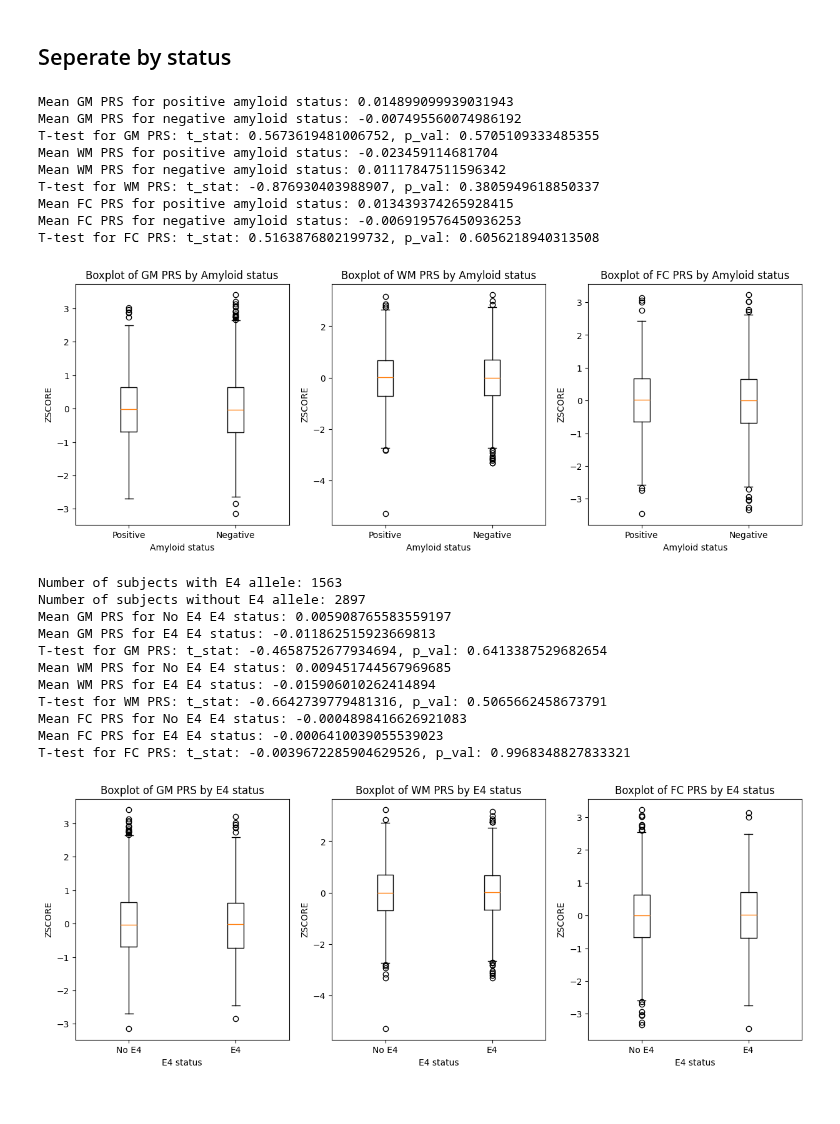
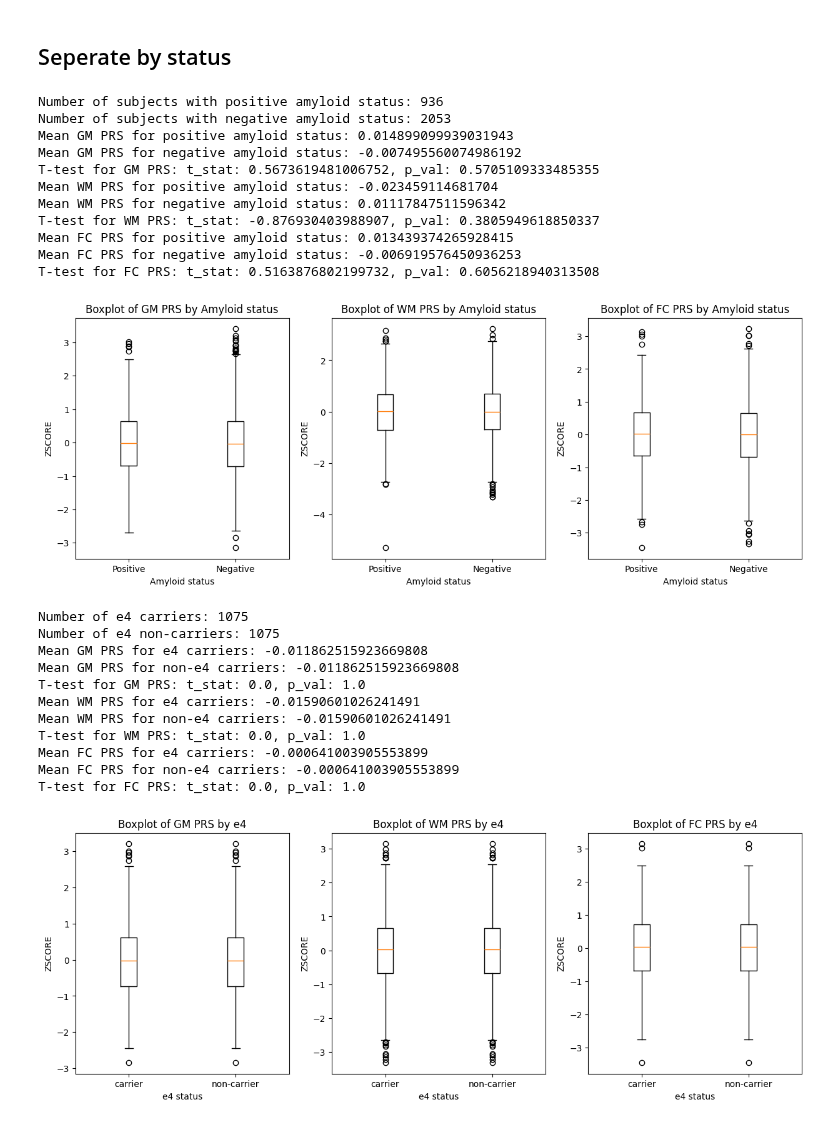
Before and after one commit to JGarciaCondado/AgingBrainStudy, a Jupyter notebook: notebooks/jupyter/Data_analysis.ipynb, the cells around one changed output. Drawn from its saved outputs; the diff is of its cells as text; code cells hidden in the pictures.

```diff
--- a/notebooks/jupyter/Data_analysis.ipynb
+++ b/notebooks/jupyter/Data_analysis.ipynb
@@ -11,13 +15,13 @@ from sklearn.linear_model import LinearRegression
 prs_th = 0.5
 
 # Get dataframe
-df_prs = pd.read_csv(f'data/ageml/factors/prs_{prs_th}.csv')
+df_prs = pd.read_csv(f'data/A4/processed/prs_{prs_th}.csv')
 prs_types = ['GM', 'WM', 'FC']
 prs_cols = ['{}_ZSCORE'.format(prs_type) for prs_type in prs_types]
 
 # Column names of interes
 info = ['BID', 'AGEYR', 'SEX']
-df_info = pd.read_csv('data/SUBJINFO.csv', usecols=info)
+df_info = pd.read_csv('data/A4/raw/SUBJINFO.csv', usecols=info)
 
 # Variables of interest
 genetics = ['APOEGN']
@@ -194,7 +187,18 @@ df_status['E4'] = ((df_status['A+e4+'] == 1) | (df_status['A-e4+'] == 1)).apply(
+# %%
+# Upload information on amyloid and e4 status
+df_covars = pd.read_csv('data/A4/processed/covariates.csv')
+amyl_pos = df_covars[df_covars['Amyloid'] == 1]['BID'].tolist()
+amyl_neg = df_covars[df_covars['Amyloid'] == 0]['BID'].tolist()
+e4_pos = df_covars[df_covars['e4'] == 1]['BID'].tolist()
+e4_neg = df_covars[df_covars['e4'] != 0]['BID'].tolist()
 # %%
 # Obtain subject by amyloid status
 df_pos = df_prs[df_prs['BID'].isin(amyl_pos)]
 df_neg = df_prs[df_prs['BID'].isin(amyl_neg)]
+
+# Number of positive and negative
+print('Number of subjects with positive amyloid status: {}'.format(len(df_pos)))
+print('Number of subjects with negative amyloid status: {}'.format(len(df_neg)))
 
 # Plot boxplots for each PRS type for each status in one figure
 plt.figure(figsize=(15, 5))
@@ -219,6 +223,8 @@ for prs in prs_types:
     plt.xticks([1, 2], ['Positive', 'Negative'])
 plt.show()
 # %% [output]
+Number of subjects with positive amyloid status: 936
+Number of subjects with negative amyloid status: 2053
 Mean GM PRS for positive amyloid status: 0.014899099939031943
 Mean GM PRS for negative amyloid status: -0.007495560074986192
 T-test for GM PRS: t_stat: 0.5673619481006752, p_val: 0.5705109333485355
@@ -230,44 +236,46 @@ Mean FC PRS for negative amyloid status: -0.006919576450936253
 T-test for FC PRS: t_stat: 0.5163876802199732, p_val: 0.6056218940313508
 [figure]
 # %%
-# Contains E4 allele vs does not contain E4 allele
-df_e4 = pd.merge(df_prs, df_status[['BID', 'E4']], on='BID', how='outer')
-e4_types = df_e4['E4'].dropna().unique()
-print('Number of subjects with E4 allele: {}'.format(df_e4[df_e4['E4'] == 'E4'].shape[0]))
-print('Number of subjects without E4 allele: {}'.format(df_e4[df_e4['E4'] == 'No E4'].shape[0]))
+# Obtain subject by amyloid status
+df_pos = df_prs[df_prs['BID'].isin(e4_pos)]
+df_neg = df_prs[df_prs['BID'].isin(e4_neg)]
+
+# Number of positive and negative
+print('Number of e4 carriers: {}'.format(len(df_pos)))
+print('Number of e4 non-carriers: {}'.format(len(df_neg)))
 
 # Plot boxplots for each PRS type for each status in one figure
 plt.figure(figsize=(15, 5))
+
 for prs in prs_types:
-    # Get PRS for each genotype
-    e4_dict = {}
-    for e4 in e4_types:
-        e4_prs = df_e4[df_e4['E4'] == e4]['{}_ZSCORE'.format(prs)].dropna().to_numpy()
-        e4_dict[e4] = e4_prs
-        print('Mean {} PRS for {} E4 status: {}'.format(prs, e4, e4_prs.mean()))
+    # Obtain prs
+    pos_prs = df_pos['{}_ZSCORE'.format(prs)].dropna().to_numpy()
+    neg_prs = df_neg['{}_ZSCORE'.format(prs)].dropna().to_numpy()
+    print('Mean {} PRS for e4 carriers: {}'.format(prs, pos_prs.mean()))
+    print('Mean {} PRS for non-e4 carriers: {}'.format(prs, neg_prs.mean()))
 
-    # T-test
-    t_stat, p_val = ttest_ind(e4_dict['E4'], e4_dict['No E4'])
+    # Caclulate t-test
+    t_stat, p_val = ttest_ind(pos_prs, neg_prs)
     print('T-test for {} PRS: t_stat: {}, p_val: {}'.format(prs, t_stat, p_val))
 
-    # Plot boxplots
+    # Plot boxplot
     plt.subplot(1, 3, prs_types.index(prs) + 1)
-    plt.boxplot([e4_dict[e4] for e4 in e4_types])
-    plt.title('Boxplot of {} PRS by E4 status'.format(prs))
-    plt.xlabel('E4 status')
+    plt.boxplot([pos_prs, neg_prs])
+    plt.title('Boxplot of {} PRS by e4'.format(prs))
+    plt.xlabel('e4 status')
     plt.ylabel('ZSCORE')
-    plt.xticks(range(1, len(e4_types)+1), e4_types)
+    plt.xticks([1, 2], ['carrier', 'non-carrier'])
 plt.show()
 # %% [output]
-Number of subjects with E4 allele: 1563
-Number of subjects without E4 allele: 2897
-Mean GM PRS for No E4 E4 status: 0.005908765583559197
-Mean GM PRS for E4 E4 status: -0.011862515923669813
-T-test for GM PRS: t_stat: -0.4658752677934694, p_val: 0.6413387529682654
-Mean WM PRS for No E4 E4 status: 0.009451744567969685
-Mean WM PRS for E4 E4 status: -0.015906010262414894
-T-test for WM PRS: t_stat: -0.6642739779481316, p_val: 0.5065662458673791
-Mean FC PRS for No E4 E4 status: -0.0004898416626921083
-Mean FC PRS for E4 E4 status: -0.0006410039055539023
-T-test for FC PRS: t_stat: -0.0039672285904629526, p_val: 0.9968348827833321
+Number of e4 carriers: 1075
+Number of e4 non-carriers: 1075
+Mean GM PRS for e4 carriers: -0.011862515923669808
+Mean GM PRS for non-e4 carriers: -0.011862515923669808
+T-test for GM PRS: t_stat: 0.0, p_val: 1.0
+Mean WM PRS for e4 carriers: -0.01590601026241491
+Mean WM PRS for non-e4 carriers: -0.01590601026241491
+T-test for WM PRS: t_stat: 0.0, p_val: 1.0
+Mean FC PRS for e4 carriers: -0.000641003905553899
+Mean FC PRS for non-e4 carriers: -0.000641003905553899
+T-test for FC PRS: t_stat: 0.0, p_val: 1.0
-[figure, old version]
+[figure, new version]
```
Also changed, not shown: parts of 3 cells of this notebook, 9 other files.
